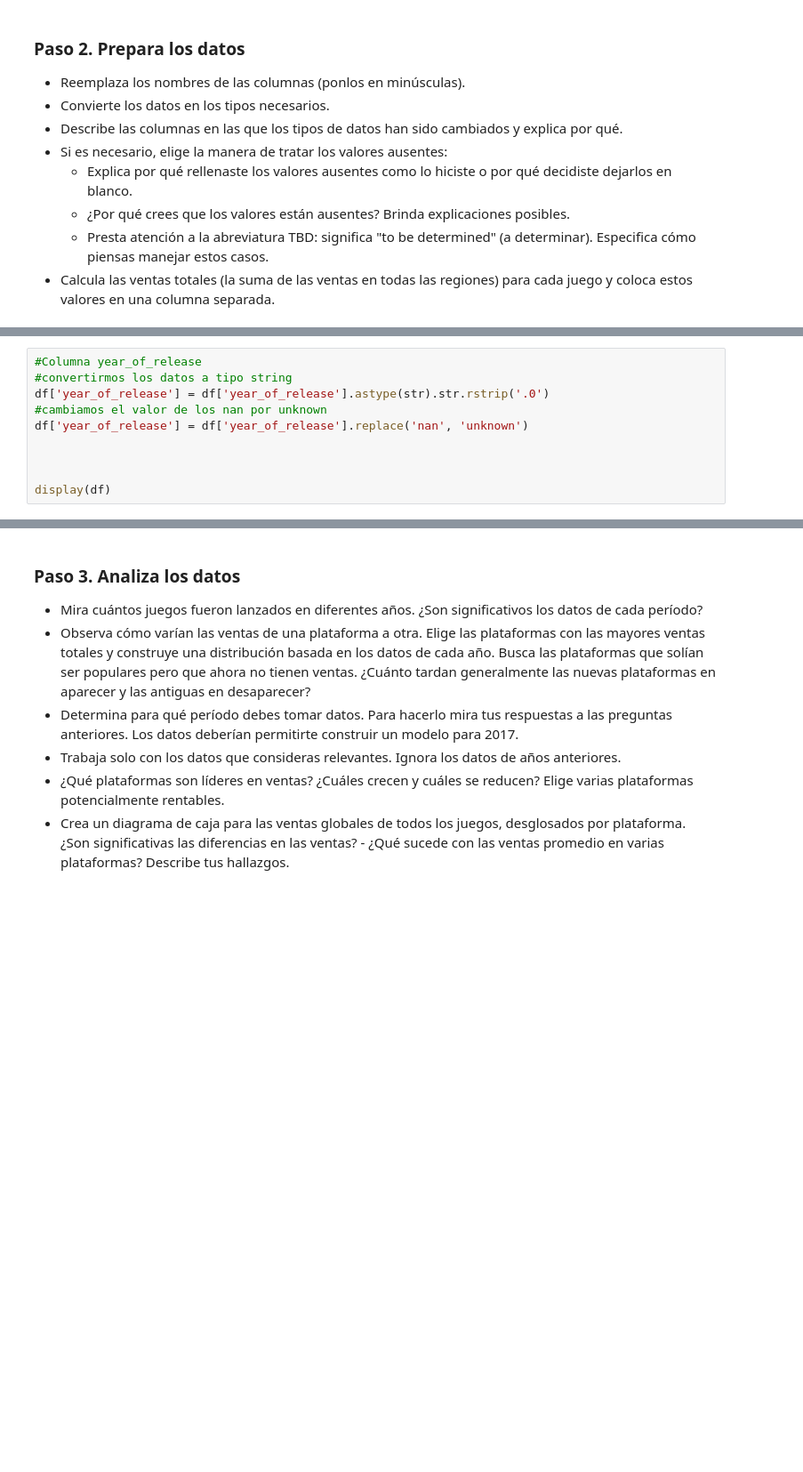
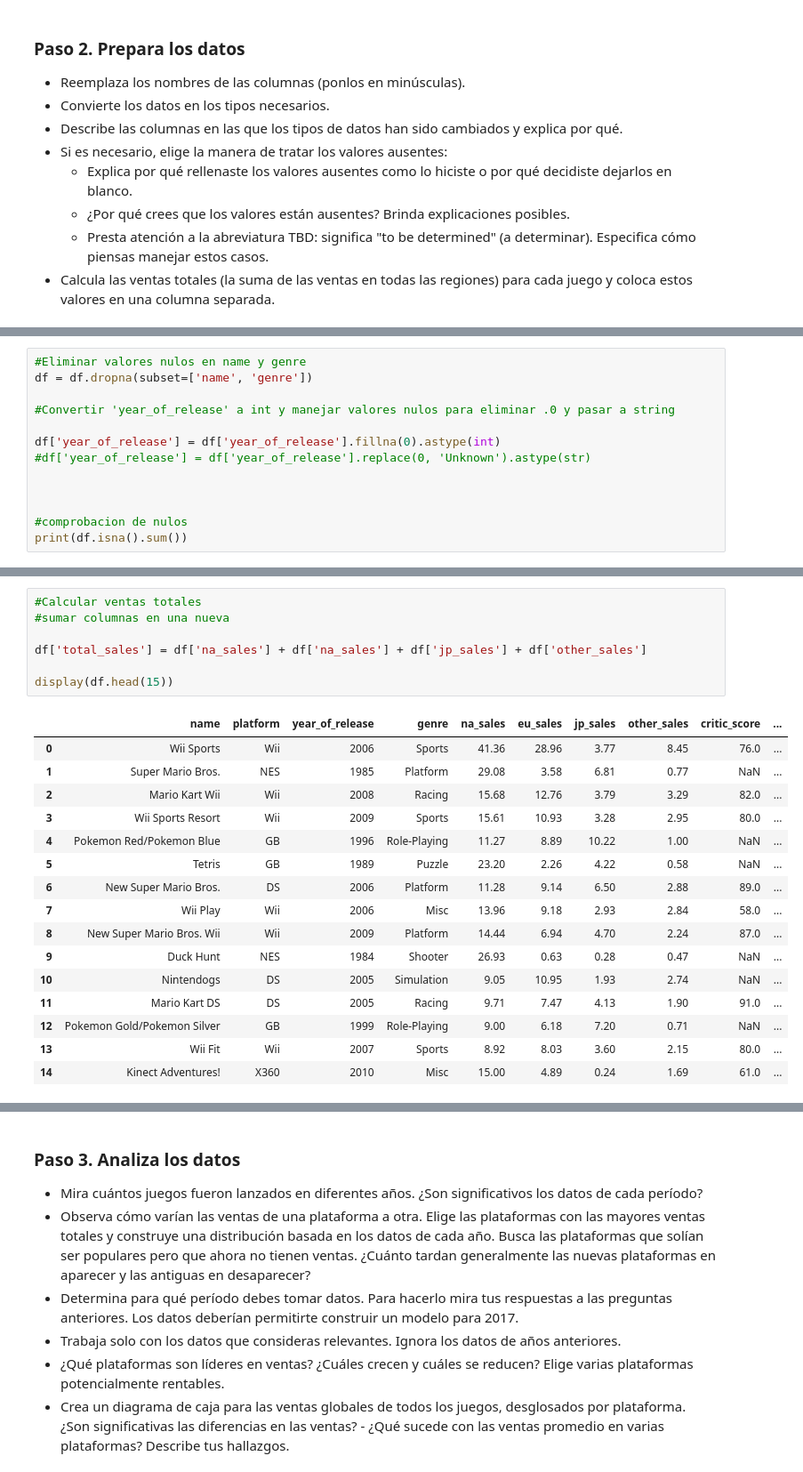
Before and after one commit to ErayFaSol/proyectosDataScience, a Jupyter notebook: proyecto6.ipynb, the cells around one changed output, grey strips where cells are left out. Shown: that part at 89% size. Cells and saved outputs as stored; diff of their text form; blank space fills up the shorter version.

```diff
--- a/proyecto6.ipynb
+++ b/proyecto6.ipynb
@@ -89,13 +101,3 @@ print(df.columns)
 Index(['name', 'platform', 'year_of_release', 'genre', 'na_sales', 'eu_sales',
        'jp_sales', 'other_sales', 'critic_score', 'user_score', 'rating'],
       dtype='object')
-# %%
-#Columna year_of_release
-#convertirmos los datos a tipo string
-df['year_of_release'] = df['year_of_release'].astype(str).str.rstrip('.0')
-#cambiamos el valor de los nan por unknown
-df['year_of_release'] = df['year_of_release'].replace('nan', 'unknown')
-
-
-
-display(df)
@@ -121,0 +120,13 @@ Se cambio el tipo de datos de la columna: "year_of_release" de float a string. E
+# %%
+#Eliminar valores nulos en name y genre
+df = df.dropna(subset=['name', 'genre'])
+
+#Convertir 'year_of_release' a int y manejar valores nulos para eliminar .0 y pasar a string
+
+df['year_of_release'] = df['year_of_release'].fillna(0).astype(int)
+#df['year_of_release'] = df['year_of_release'].replace(0, 'Unknown').astype(str)
+
+
+
+#comprobacion de nulos
+print(df.isna().sum())
@@ -121,0 +187,24 @@ Se cambio el tipo de datos de la columna: "year_of_release" de float a string. E
+# %%
+#Calcular ventas totales
+#sumar columnas en una nueva
+
+df['total_sales'] = df['na_sales'] + df['na_sales'] + df['jp_sales'] + df['other_sales']
+
+display(df.head(15))
+# %% [output]
+|  | name | platform | year_of_release | genre | na_sales | eu_sales | jp_sales | other_sales | critic_score | ... |
+| 0 | Wii Sports | Wii | 2006 | Sports | 41.36 | 28.96 | 3.77 | 8.45 | 76.0 | ... |
+| 1 | Super Mario Bros. | NES | 1985 | Platform | 29.08 | 3.58 | 6.81 | 0.77 | NaN | ... |
+| 2 | Mario Kart Wii | Wii | 2008 | Racing | 15.68 | 12.76 | 3.79 | 3.29 | 82.0 | ... |
+| 3 | Wii Sports Resort | Wii | 2009 | Sports | 15.61 | 10.93 | 3.28 | 2.95 | 80.0 | ... |
+| 4 | Pokemon Red/Pokemon Blue | GB | 1996 | Role-Playing | 11.27 | 8.89 | 10.22 | 1.00 | NaN | ... |
+| 5 | Tetris | GB | 1989 | Puzzle | 23.20 | 2.26 | 4.22 | 0.58 | NaN | ... |
+| 6 | New Super Mario Bros. | DS | 2006 | Platform | 11.28 | 9.14 | 6.50 | 2.88 | 89.0 | ... |
+| 7 | Wii Play | Wii | 2006 | Misc | 13.96 | 9.18 | 2.93 | 2.84 | 58.0 | ... |
+| 8 | New Super Mario Bros. Wii | Wii | 2009 | Platform | 14.44 | 6.94 | 4.70 | 2.24 | 87.0 | ... |
+| 9 | Duck Hunt | NES | 1984 | Shooter | 26.93 | 0.63 | 0.28 | 0.47 | NaN | ... |
+| 10 | Nintendogs | DS | 2005 | Simulation | 9.05 | 10.95 | 1.93 | 2.74 | NaN | ... |
+| 11 | Mario Kart DS | DS | 2005 | Racing | 9.71 | 7.47 | 4.13 | 1.90 | 91.0 | ... |
+| 12 | Pokemon Gold/Pokemon Silver | GB | 1999 | Role-Playing | 9.00 | 6.18 | 7.20 | 0.71 | NaN | ... |
+| 13 | Wii Fit | Wii | 2007 | Sports | 8.92 | 8.03 | 3.60 | 2.15 | 80.0 | ... |
+| 14 | Kinect Adventures! | X360 | 2010 | Misc | 15.00 | 4.89 | 0.24 | 1.69 | 61.0 | ... |
```
Also changed, not shown: parts of 11 cells of this notebook.
